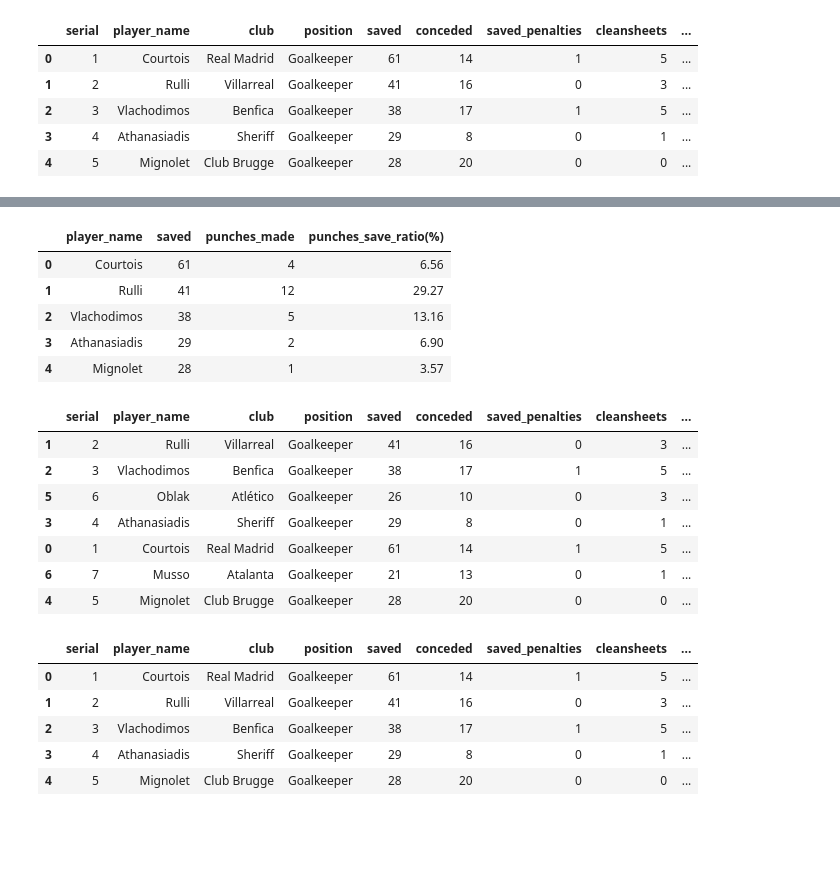
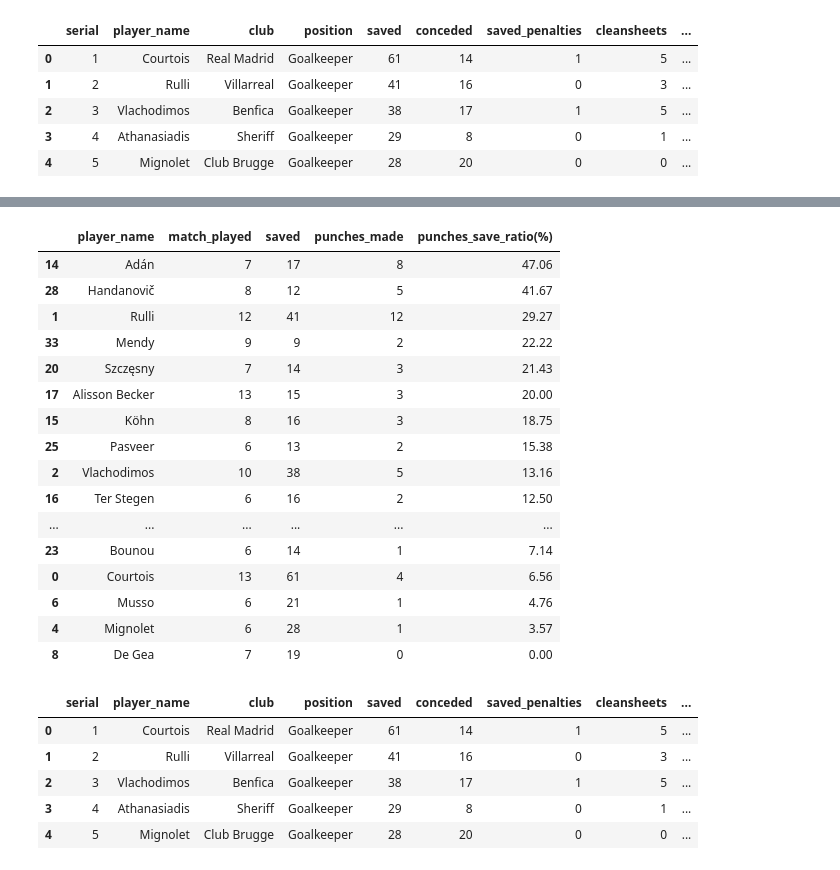
Before and after one commit to AsNott2000/Data-Analyisis-in-Football, a Jupyter notebook: UCL 21-22 analysis/best_goalkeepers.ipynb, the cells around one changed output, grey strips where cells are left out. Saved outputs shown, nothing was run; the diff lists cells and outputs as text; code cells hidden in the pictures; blank space fills up the shorter version.

```diff
--- a/UCL 21-22 analysis/best_goalkeepers.ipynb
+++ b/UCL 21-22 analysis/best_goalkeepers.ipynb
@@ -44,25 +74,30 @@ df_goalkeeper.loc[:,["player_name","conceded","match_played", "conceded_per_matc
 # %%
 df_goalkeeper["punches_save_ratio(%)"] = round(df_goalkeeper.punches_made/ df_goalkeeper.saved * 100,2)
-df_goalkeeper.loc[:,["player_name","saved","punches_made", "punches_save_ratio(%)"]].head()
+punch_ratio = df_goalkeeper.loc[:,["player_name","match_played","saved","punches_made", "punches_save_ratio(%)"]]
+
+filtered_df_punchR = punch_ratio[punch_ratio["match_played"] > 5]
+sorted_filtered_df_punchR = filtered_df_punchR.sort_values(by='punches_save_ratio(%)', ascending=False)
+sorted_filtered_df_punchR
+
+#"The ranking of goalkeepers' punches ratio who have played more than 5 matches"
 # %% [output]
-|  | player_name | saved | punches_made | punches_save_ratio(%) |
-| 0 | Courtois | 61 | 4 | 6.56 |
-| 1 | Rulli | 41 | 12 | 29.27 |
-| 2 | Vlachodimos | 38 | 5 | 13.16 |
-| 3 | Athanasiadis | 29 | 2 | 6.90 |
-| 4 | Mignolet | 28 | 1 | 3.57 |
+|  | player_name | match_played | saved | punches_made | punches_save_ratio(%) |
+| 14 | Adán | 7 | 17 | 8 | 47.06 |
+| 28 | Handanovič | 8 | 12 | 5 | 41.67 |
+| 1 | Rulli | 12 | 41 | 12 | 29.27 |
+| 33 | Mendy | 9 | 9 | 2 | 22.22 |
+| 20 | Szczęsny | 7 | 14 | 3 | 21.43 |
+| 17 | Alisson Becker | 13 | 15 | 3 | 20.00 |
+| 15 | Köhn | 8 | 16 | 3 | 18.75 |
+| 25 | Pasveer | 6 | 13 | 2 | 15.38 |
+| 2 | Vlachodimos | 10 | 38 | 5 | 13.16 |
+| 16 | Ter Stegen | 6 | 16 | 2 | 12.50 |
+| ... | ... | ... | ... | ... | ... |
+| 23 | Bounou | 6 | 14 | 1 | 7.14 |
+| 0 | Courtois | 13 | 61 | 4 | 6.56 |
+| 6 | Musso | 6 | 21 | 1 | 4.76 |
+| 4 | Mignolet | 6 | 28 | 1 | 3.57 |
+| 8 | De Gea | 7 | 19 | 0 | 0.00 |
-# %%
-df1 = df_goalkeeper[df_goalkeeper["saved"] > 20]
-df1.sort_values(by=['punches_save_ratio(%)'], ascending=False)
-# %% [output]
-|  | serial | player_name | club | position | saved | conceded | saved_penalties | cleansheets | ... |
-| 1 | 2 | Rulli | Villarreal | Goalkeeper | 41 | 16 | 0 | 3 | ... |
-| 2 | 3 | Vlachodimos | Benfica | Goalkeeper | 38 | 17 | 1 | 5 | ... |
-| 5 | 6 | Oblak | Atlético | Goalkeeper | 26 | 10 | 0 | 3 | ... |
-| 3 | 4 | Athanasiadis | Sheriff | Goalkeeper | 29 | 8 | 0 | 1 | ... |
-| 0 | 1 | Courtois | Real Madrid | Goalkeeper | 61 | 14 | 1 | 5 | ... |
-| 6 | 7 | Musso | Atalanta | Goalkeeper | 21 | 13 | 0 | 1 | ... |
-| 4 | 5 | Mignolet | Club Brugge | Goalkeeper | 28 | 20 | 0 | 0 | ... |
 # %%
 df_goalkeeperGK = df_goalkeeper[df_goalkeeper["position"] == "Goalkeeper"]
 df_goalkeeperGK.head()
```
Also changed, not shown: parts of 3 cells of this notebook.
